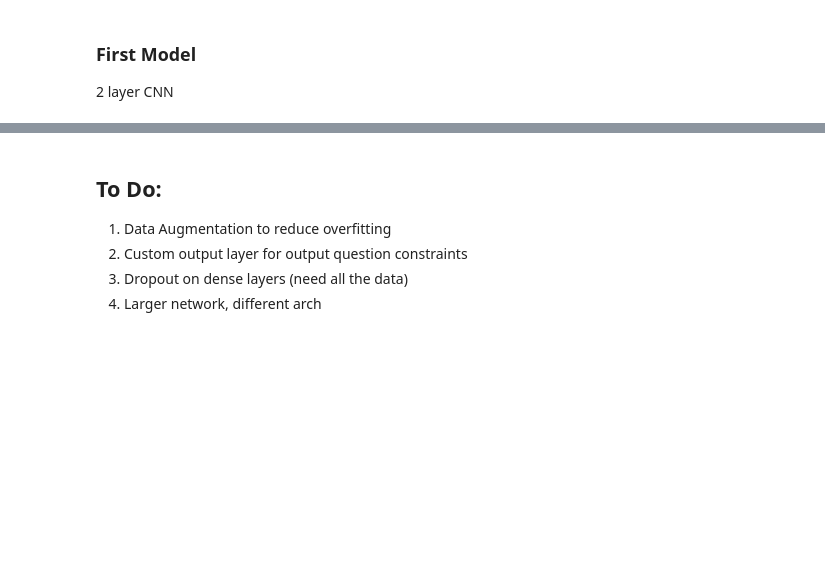
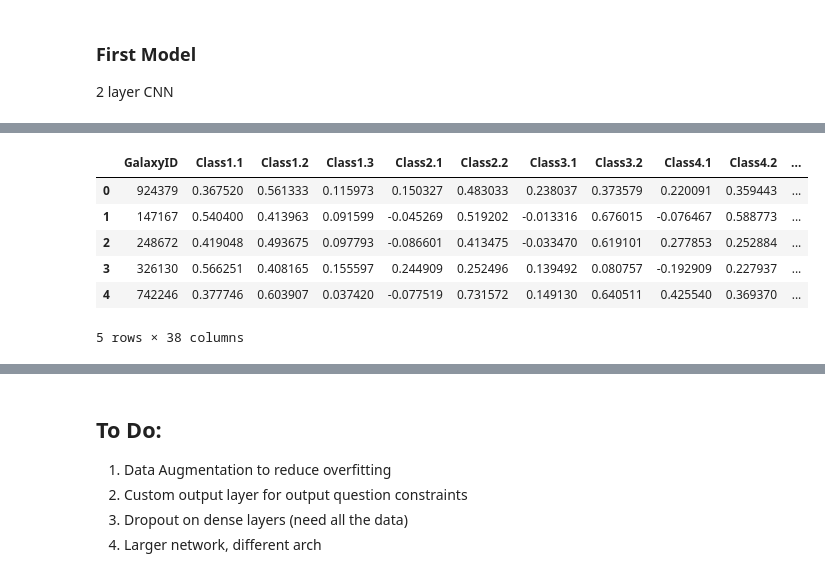
Before and after one commit to dancoombs/fastai, a Jupyter notebook: nbs/galaxy_model.ipynb, the cells around one changed output, grey strips where cells are left out. Saved outputs shown, nothing was run; the diff lists cells and outputs as text; code cells hidden in the pictures; blank space fills up the shorter version.

```diff
--- a/nbs/galaxy_model.ipynb
+++ b/nbs/galaxy_model.ipynb
@@ -56,11 +67,8 @@ plots(imgs)
 # %%
 def conv1():
     model = Sequential([
-            BatchNormalization(axis=1, input_shape=(3,256,256)),
+            BatchNormalization(axis=1, input_shape=(3,128,128)),
             Convolution2D(32,3,3, activation='relu'),
-            BatchNormalization(axis=1),
-            MaxPooling2D((3,3)),
-            Convolution2D(64,3,3, activation='relu'),
             BatchNormalization(axis=1),
             MaxPooling2D((3,3)),
             Flatten(),
@@ -69,7 +77,7 @@ def conv1():
             Dense(37)
         ])
 
-    model.compile(Adam(lr=0.001), loss='mse')
+    model.compile(Adam(lr=0.0001), loss='mse')
     return model
 # %%
 model = conv1()
@@ -95,4 +103,4 @@ Non-trainable params: 598
 ____________________________________________________________________________________________________
 # %%
-model.fit_generator(batches, batches.nb_sample, nb_epoch=10, validation_data=val_batches, nb_val_samples=val_batches.nb_sample)
+model.fit_generator(batches, batches.nb_sample, nb_epoch=5, validation_data=val_batches, nb_val_samples=val_batches.nb_sample)
 # %% [output]
@@ -118,0 +122,17 @@ model.save_weights(model_path+'conv1.h5')
+# %%
+train_files = batches.filenames
+train_out = model.predict_generator(batches, batches.nb_sample)
+# %%
+features = list(df.columns.values)
+train_ids = [os.path.splitext(f) for f in train_files]
+submission = pd.DataFrame(train_out, columns=features[2:])
+submission.insert(0, 'GalaxyID', [int(a[0][7:]) for a in train_ids])
+submission.head()
+# %% [output]
+|  | GalaxyID | Class1.1 | Class1.2 | Class1.3 | Class2.1 | Class2.2 | Class3.1 | Class3.2 | Class4.1 | Class4.2 | ... |
+| 0 | 924379 | 0.367520 | 0.561333 | 0.115973 | 0.150327 | 0.483033 | 0.238037 | 0.373579 | 0.220091 | 0.359443 | ... |
+| 1 | 147167 | 0.540400 | 0.413963 | 0.091599 | -0.045269 | 0.519202 | -0.013316 | 0.676015 | -0.076467 | 0.588773 | ... |
+| 2 | 248672 | 0.419048 | 0.493675 | 0.097793 | -0.086601 | 0.413475 | -0.033470 | 0.619101 | 0.277853 | 0.252884 | ... |
+| 3 | 326130 | 0.566251 | 0.408165 | 0.155597 | 0.244909 | 0.252496 | 0.139492 | 0.080757 | -0.192909 | 0.227937 | ... |
+| 4 | 742246 | 0.377746 | 0.603907 | 0.037420 | -0.077519 | 0.731572 | 0.149130 | 0.640511 | 0.425540 | 0.369370 | ... |
+5 rows × 38 columns
```
Also changed, not shown: parts of 13 cells of this notebook, 2 other files.
